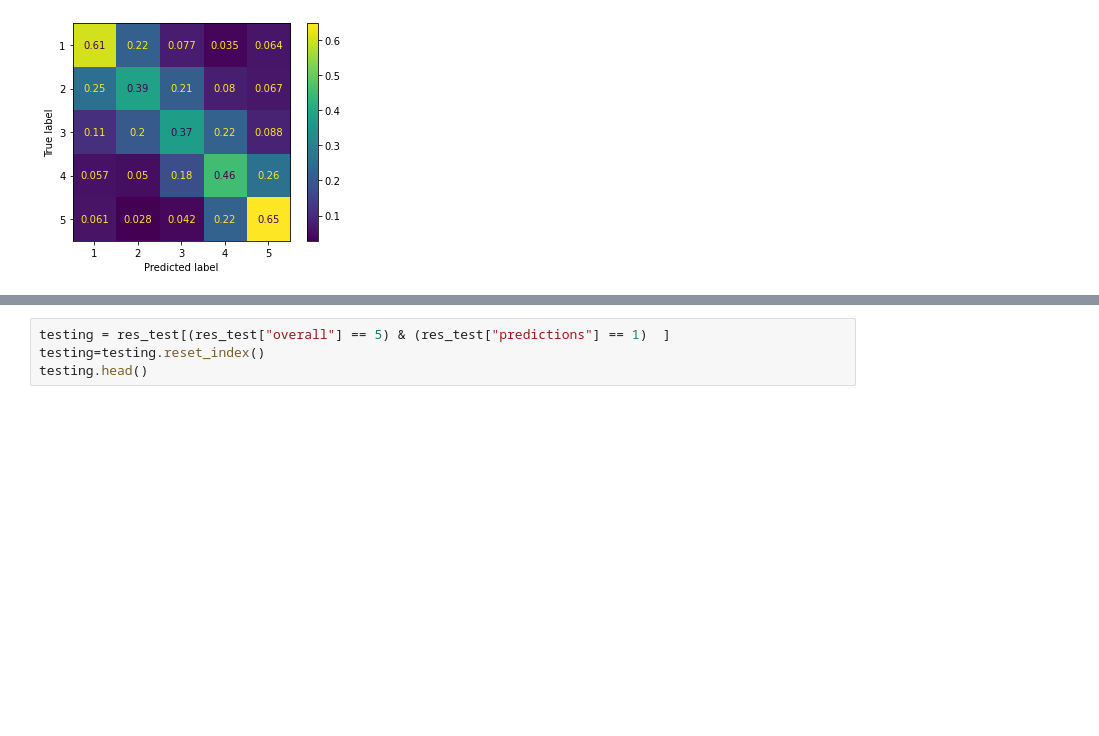
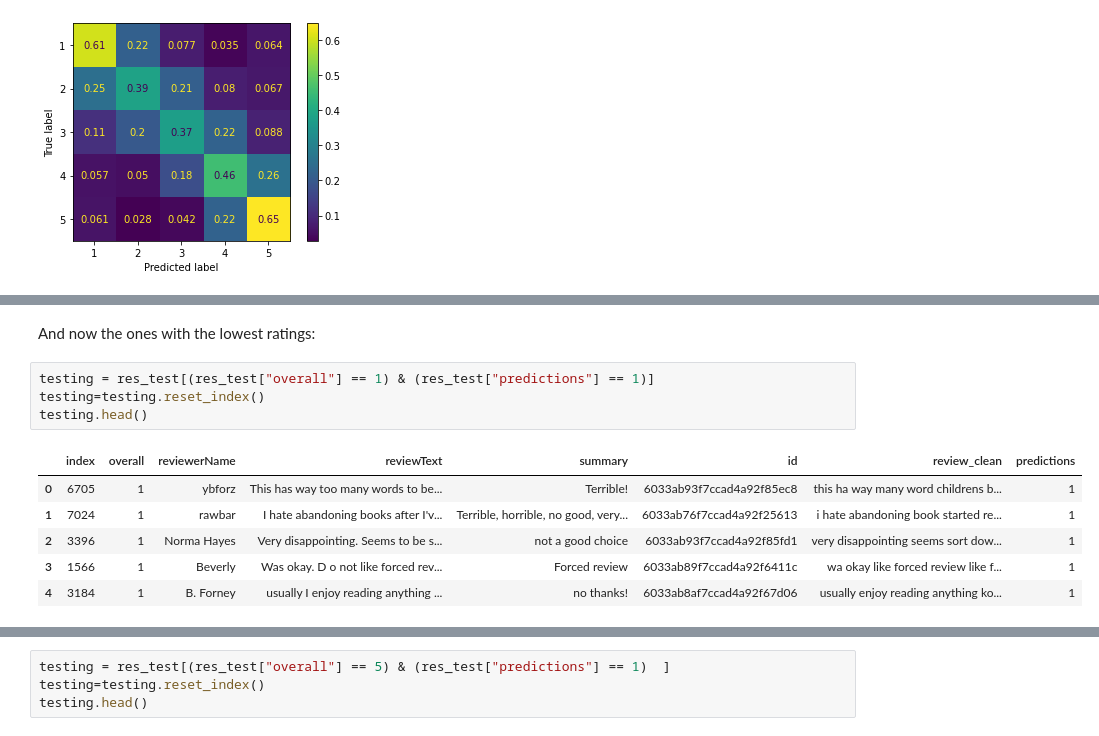
Before and after one commit to ordovas/amazon_books_reviews, a Jupyter notebook: pipeline_multi_ml.ipynb, the cells around one changed output, grey strips where cells are left out. Cells and saved outputs as stored; diff of their text form; blank space fills up the shorter version.

```diff
--- a/pipeline_multi_ml.ipynb
+++ b/pipeline_multi_ml.ipynb
@@ -143,0 +177,13 @@ res_test=res_test.drop(columns=['level_0', 'index'])
+# %% [markdown]
+And now the ones with the lowest ratings:
+# %%
+testing = res_test[(res_test["overall"] == 1) & (res_test["predictions"] == 1)]
+testing=testing.reset_index()
+testing.head()
+# %% [output]
+|  | index | overall | reviewerName | reviewText | summary | id | review_clean | predictions |
+| 0 | 6705 | 1 | ybforz | This has way too many words to be... | Terrible! | 6033ab93f7ccad4a92f85ec8 | this ha way many word childrens b... | 1 |
+| 1 | 7024 | 1 | rawbar | I hate abandoning books after I'v... | Terrible, horrible, no good, very... | 6033ab76f7ccad4a92f25613 | i hate abandoning book started re... | 1 |
+| 2 | 3396 | 1 | Norma Hayes | Very disappointing. Seems to be s... | not a good choice | 6033ab93f7ccad4a92f85fd1 | very disappointing seems sort dow... | 1 |
+| 3 | 1566 | 1 | Beverly | Was okay. D o not like forced rev... | Forced review | 6033ab89f7ccad4a92f6411c | wa okay like forced review like f... | 1 |
+| 4 | 3184 | 1 | B. Forney | usually I enjoy reading anything ... | no thanks! | 6033ab8af7ccad4a92f67d06 | usually enjoy reading anything ko... | 1 |
```
Also changed, not shown: parts of 10 cells of this notebook.
